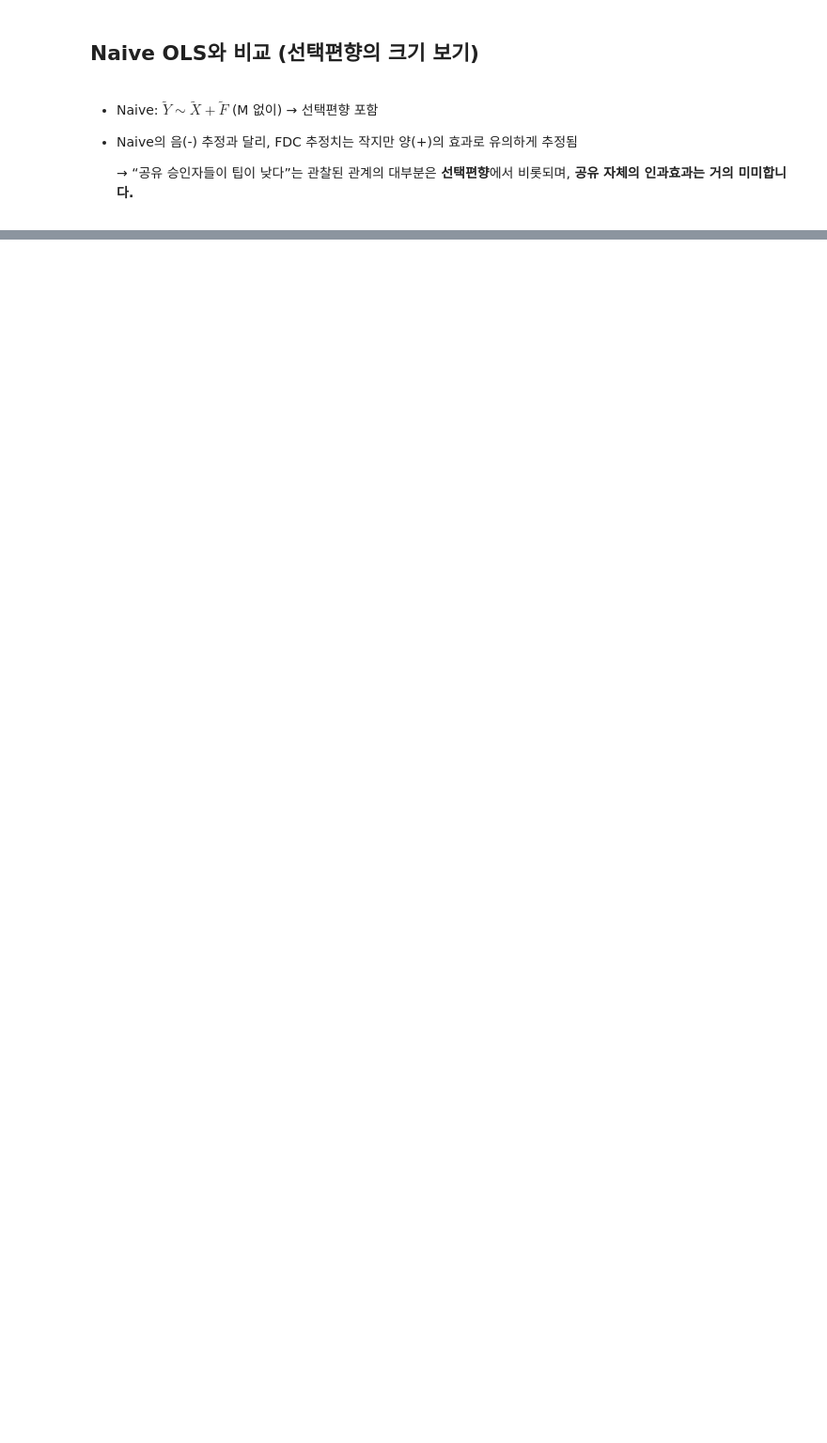
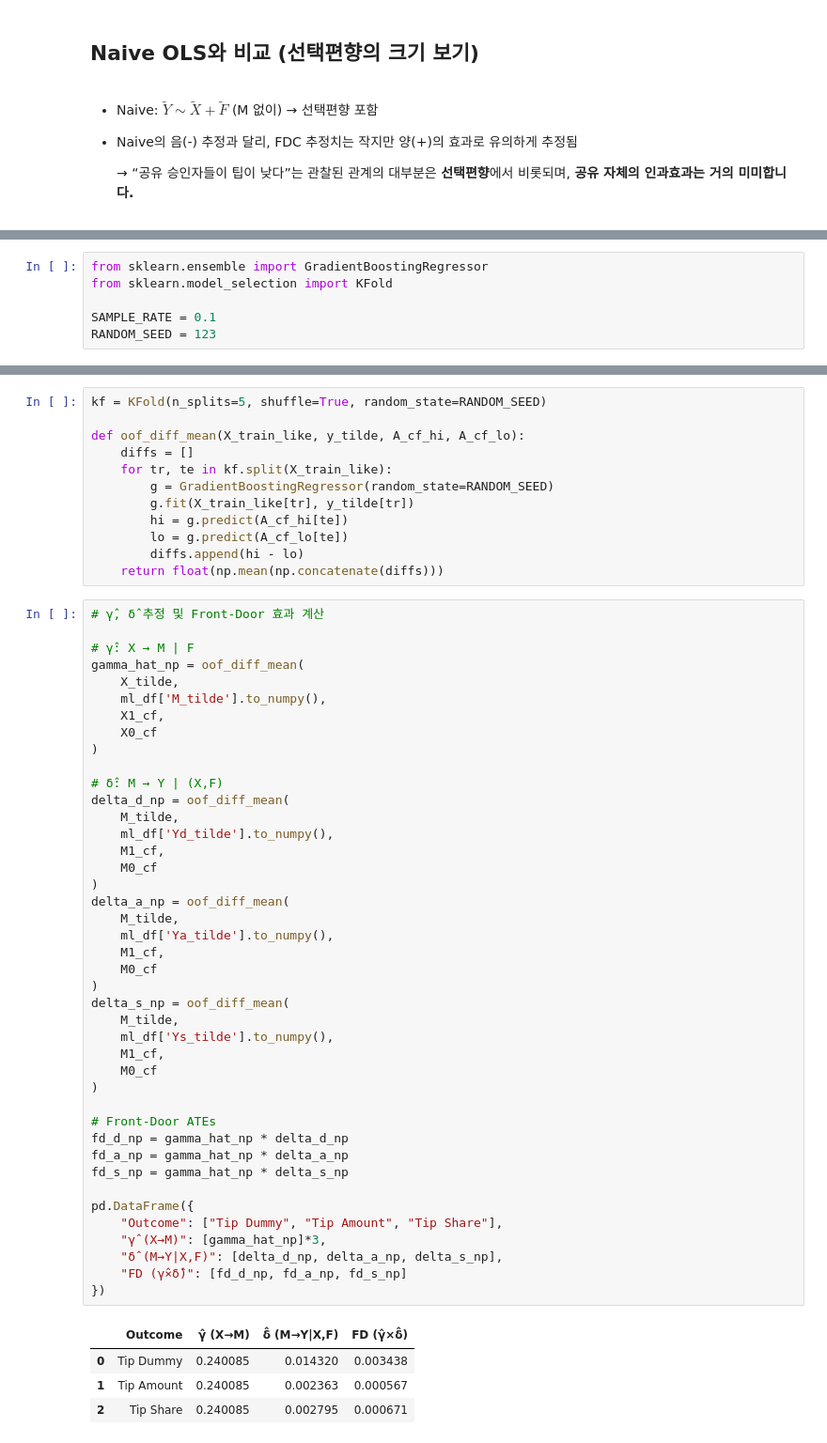
Before and after one commit to jhkimon/awesome-causal-inference-python, a Jupyter notebook: book/scm/frontdoor_criterion.ipynb, the cells around one changed output, grey strips where cells are left out. Shown: that part at 94% size. Saved outputs shown, nothing was run; the diff lists cells and outputs as text; blank space fills up the shorter version.

Commit message:
update: Nonparametric Estimation (APD → Cross-Fitted Diff)

```diff
--- a/book/scm/frontdoor_criterion.ipynb
+++ b/book/scm/frontdoor_criterion.ipynb
@@ -641,0 +526,6 @@ pd.DataFrame({
+# %%
+from sklearn.ensemble import GradientBoostingRegressor
+from sklearn.model_selection import KFold
+
+SAMPLE_RATE = 0.1
+RANDOM_SEED = 123
@@ -641,0 +562,59 @@ pd.DataFrame({
+# %%
+kf = KFold(n_splits=5, shuffle=True, random_state=RANDOM_SEED)
+
+def oof_diff_mean(X_train_like, y_tilde, A_cf_hi, A_cf_lo):
+    diffs = []
+    for tr, te in kf.split(X_train_like):
+        g = GradientBoostingRegressor(random_state=RANDOM_SEED)
+        g.fit(X_train_like[tr], y_tilde[tr])
+        hi = g.predict(A_cf_hi[te])
+        lo = g.predict(A_cf_lo[te])
+        diffs.append(hi - lo)
+    return float(np.mean(np.concatenate(diffs)))
+# %%
+# γ̂, δ̂ 추정 및 Front-Door 효과 계산
+
+# γ̂: X → M | F
+gamma_hat_np = oof_diff_mean(
+    X_tilde,
+    ml_df['M_tilde'].to_numpy(),
+    X1_cf,
+    X0_cf
+)
+
+# δ̂: M → Y | (X,F)
+delta_d_np = oof_diff_mean(
+    M_tilde,
+    ml_df['Yd_tilde'].to_numpy(),
+    M1_cf,
+    M0_cf
+)
+delta_a_np = oof_diff_mean(
+    M_tilde,
+    ml_df['Ya_tilde'].to_numpy(),
+    M1_cf,
+    M0_cf
+)
+delta_s_np = oof_diff_mean(
+    M_tilde,
+    ml_df['Ys_tilde'].to_numpy(),
+    M1_cf,
+    M0_cf
+)
+
+# Front-Door ATEs
+fd_d_np = gamma_hat_np * delta_d_np
+fd_a_np = gamma_hat_np * delta_a_np
+fd_s_np = gamma_hat_np * delta_s_np
+
+pd.DataFrame({
+    "Outcome": ["Tip Dummy", "Tip Amount", "Tip Share"],
+    "γ̂ (X→M)": [gamma_hat_np]*3,
+    "δ̂ (M→Y|X,F)": [delta_d_np, delta_a_np, delta_s_np],
+    "FD (γ̂×δ̂)": [fd_d_np, fd_a_np, fd_s_np]
+})
+# %% [output]
+|  | Outcome | γ̂ (X→M) | δ̂ (M→Y|X,F) | FD (γ̂×δ̂) |
+| 0 | Tip Dummy | 0.240085 | 0.014320 | 0.003438 |
+| 1 | Tip Amount | 0.240085 | 0.002363 | 0.000567 |
+| 2 | Tip Share | 0.240085 | 0.002795 | 0.000671 |
```
Also changed, not shown: parts of 44 cells of this notebook.
